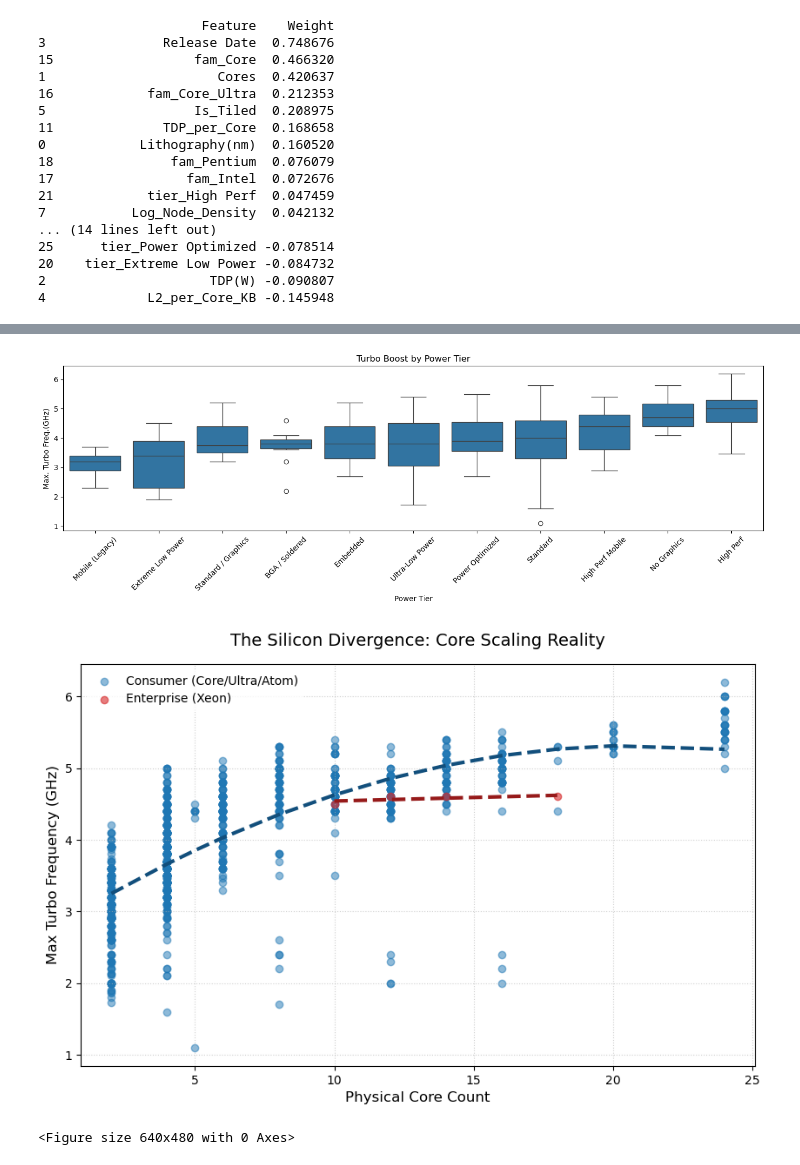
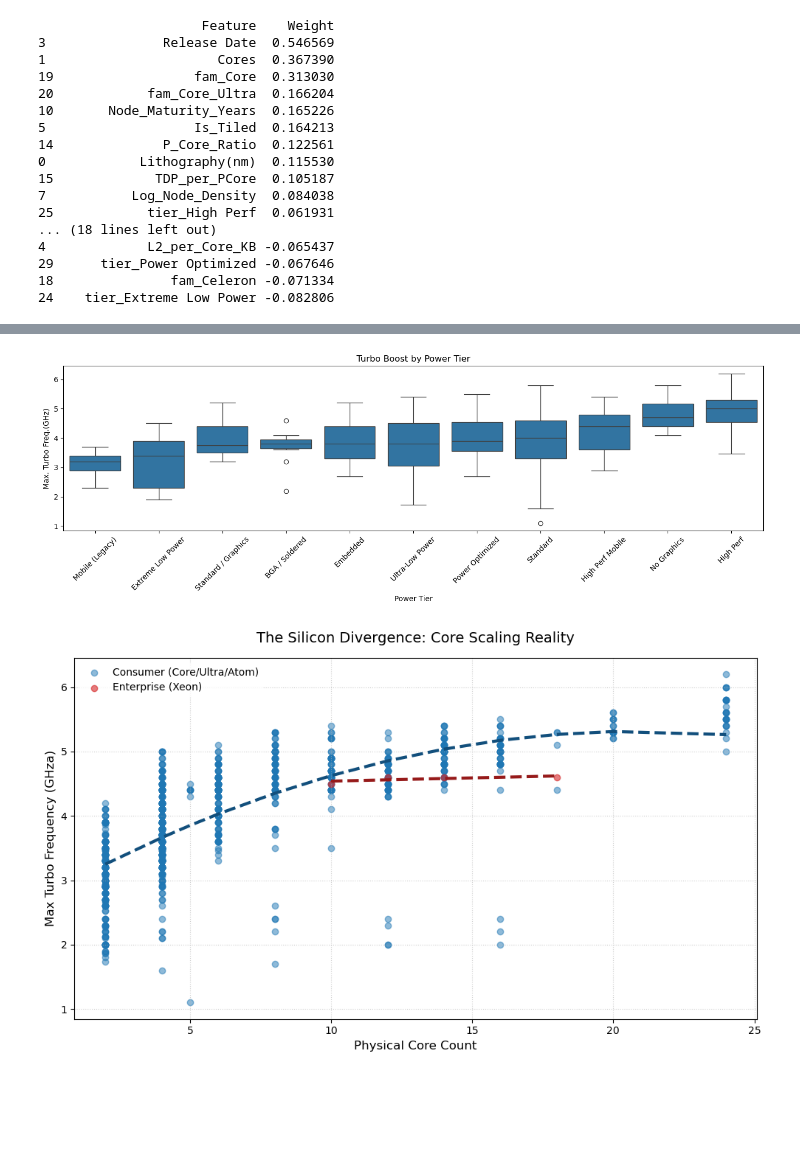
Before and after one commit to Fe4rlessCloak/CPU-Clock-Speed-Prediction, a Jupyter notebook: model/test.ipynb, the cells around one changed output, grey strips where cells are left out. Drawn from its saved outputs; the diff is of its cells as text; code cells hidden in the pictures; blank space fills up the shorter version.

Commit message:
Updated model with polynomial regression

```diff
--- a/model/test.ipynb
+++ b/model/test.ipynb
@@ -279,7 +280,13 @@ df['TDP_per_Core'] = df['TDP(W)'] / df['Cores']
 df = df.drop(columns=['Node_Intro_Year'])
 df['Threads_per_Core'] = df['Threads'] / df['Cores']
 df['Power_Starvation_Index'] = (df['Cores'] ** 2) / df['TDP(W)']
-features = ["Lithography(nm)", "Cores", "TDP(W)", "Release Date", "L2_per_Core_KB", "Is_Tiled", "Is_Mesh", "Log_Node_Density", "Cores_x_Is_Mesh", "TDP_x_Is_Tiled", "Node_Maturity_Years", "TDP_per_Core", "Threads_per_Core", "Power_Starvation_Index"]
+
+df['P_Core_Ratio'] = df['P-Cores'] / df['Cores']
+effective_cores = np.where(df['P-Cores'] == 0, df['Cores'], df['P-Cores'])
+df['TDP_per_PCore'] = df['TDP(W)'] / effective_cores
+df['Interaction_Power_PCore'] = df['TDP_per_PCore'] * df['P_Core_Ratio']
+df['Legacy_Node_Penalty'] = df['Lithography(nm)'] * df['Node_Maturity_Years']
+features = ["Lithography(nm)", "Cores", "TDP(W)", "Release Date", "L2_per_Core_KB", "Is_Tiled", "Is_Mesh", "Log_Node_Density", "Cores_x_Is_Mesh", "TDP_x_Is_Tiled", "Node_Maturity_Years", "TDP_per_Core", "Threads_per_Core", "Power_Starvation_Index", "P_Core_Ratio", "TDP_per_PCore", "Interaction_Power_PCore","Legacy_Node_Penalty" ]
 
 print(df.dtypes)
 # %% [output]
@@ -311,7 +318,7 @@ df.sample()
 # %%
 
 
-featuresToClean  = ["Lithography(nm)", "Cores", "TDP(W)", "Release Date", "Max. Turbo Freq.(GHz)", "L2_per_Core_KB", "Is_Tiled", "Is_Mesh", "Log_Node_Density", "Cores_x_Is_Mesh", "TDP_x_Is_Tiled", "Density_x_ReleaseYear", "Node_Maturity_Years", "TDP_per_Core", "Threads_per_Core", "Power_Starvation_Index"]
+featuresToClean  = ["Lithography(nm)", "Cores", "TDP(W)", "Release Date", "Max. Turbo Freq.(GHz)", "L2_per_Core_KB", "Is_Tiled", "Is_Mesh", "Log_Node_Density", "Cores_x_Is_Mesh", "TDP_x_Is_Tiled", "Density_x_ReleaseYear", "Node_Maturity_Years", "TDP_per_Core", "Threads_per_Core", "Power_Starvation_Index", "P_Core_Ratio", "TDP_per_PCore", "Interaction_Power_PCore","Legacy_Node_Penalty"]
 
 # Only convert the columns we actually need
 cols_to_clean = featuresToClean
@@ -328,7 +335,7 @@ tier_dummies = pd.get_dummies(df["Power Tier"], prefix="tier", drop_first=True)
 
 
 X = pd.concat([
-    df[["Lithography(nm)", "Cores", "TDP(W)", "Release Date", "L2_per_Core_KB", "Is_Tiled", "Is_Mesh", "Log_Node_Density", "Cores_x_Is_Mesh", "TDP_x_Is_Tiled", "Node_Maturity_Years", "TDP_per_Core", "Threads_per_Core", "Power_Starvation_Index"]],
+    df[["Lithography(nm)", "Cores", "TDP(W)", "Release Date", "L2_per_Core_KB", "Is_Tiled", "Is_Mesh", "Log_Node_Density", "Cores_x_Is_Mesh", "TDP_x_Is_Tiled", "Node_Maturity_Years", "TDP_per_Core", "Threads_per_Core", "Power_Starvation_Index", "P_Core_Ratio", "TDP_per_PCore", "Interaction_Power_PCore","Legacy_Node_Penalty"]],
     family_dummies,
     tier_dummies
 ], axis=1)
@@ -351,7 +420,7 @@ X_train, X_test, y_train, y_test = train_test_split(
     X_scaled, y, test_size=0.2, random_state=42
 )
 # %%
-model = Ridge(alpha = 1.0)
+model = Ridge(alpha = 5)
 
 model.fit(X_train, y_train)
 # %% [output]
@@ -398,22 +467,22 @@ weight_df = pd.DataFrame({
 print(weight_df)
 # %% [output]
                      Feature    Weight
-3               Release Date  0.748676
-15                  fam_Core  0.466320
-1                      Cores  0.420637
-16            fam_Core_Ultra  0.212353
-5                   Is_Tiled  0.208975
-11              TDP_per_Core  0.168658
-0            Lithography(nm)  0.160520
-18               fam_Pentium  0.076079
-17                 fam_Intel  0.072676
-21            tier_High Perf  0.047459
-7           Log_Node_Density  0.042132
-... (14 lines left out)
-25      tier_Power Optimized -0.078514
-20    tier_Extreme Low Power -0.084732
-2                     TDP(W) -0.090807
-4             L2_per_Core_KB -0.145948
+3               Release Date  0.546569
+1                      Cores  0.367390
+19                  fam_Core  0.313030
+20            fam_Core_Ultra  0.166204
+10       Node_Maturity_Years  0.165226
+5                   Is_Tiled  0.164213
+14              P_Core_Ratio  0.122561
+0            Lithography(nm)  0.115530
+15             TDP_per_PCore  0.105187
+7           Log_Node_Density  0.084038
+25            tier_High Perf  0.061931
+... (18 lines left out)
+4             L2_per_Core_KB -0.065437
+29      tier_Power Optimized -0.067646
+18               fam_Celeron -0.071334
+24    tier_Extreme Low Power -0.082806
 # %%
 import matplotlib.pyplot as plt
 
@@ -466,7 +535,7 @@ import matplotlib.pyplot as plt
 
 num_cols = ["Cores", "Threads", "Lithography(nm)", "Base Freq.(GHz)",
             "TDP(W)", "Cache(MB)", "Max Memory Size(GB)", "Release Date",
-            "Max. Turbo Freq.(GHz)", "L2_per_Core_KB", "Is_Tiled", "Is_Mesh", "Log_Node_Density", "Cores_x_Is_Mesh", "TDP_x_Is_Tiled", "Node_Maturity_Years", "TDP_per_Core"]
+            "Max. Turbo Freq.(GHz)", "L2_per_Core_KB", "Is_Tiled", "Is_Mesh", "Log_Node_Density", "Cores_x_Is_Mesh", "TDP_x_Is_Tiled", "Node_Maturity_Years", "TDP_per_Core", "P_Core_Ratio", "TDP_per_PCore" ]
 
 plt.figure(figsize=(10, 8))
 sns.heatmap(df[num_cols].corr(), annot=True, cmap="RdBu_r", center=0,
@@ -516,11 +585,11 @@ plt.plot(xeon_df['Cores'].iloc[idx_x], p_x(xeon_df['Cores'].iloc[idx_x]),
 
 plt.title('The Silicon Divergence: Core Scaling Reality', fontsize=14, pad=15)
 plt.xlabel('Physical Core Count', fontsize=12)
-plt.ylabel('Max Turbo Frequency (GHz)', fontsize=12)
+plt.ylabel('Max Turbo Frequency (GHza)', fontsize=12)
 plt.legend(frameon=True, facecolor='white', edgecolor='none')
 plt.grid(True, linestyle=':', alpha=0.6)
 
-plt.show()
+
 
 plt.tight_layout()
 plt.show()
@@ -530,4 +599,3 @@ plt.show()
 [figure]
-[figure, old version]
+[figure, new version]
-<Figure size 640x480 with 0 Axes>
 # %%
```
Also changed, not shown: parts of 12 cells of this notebook, 24 other files.
